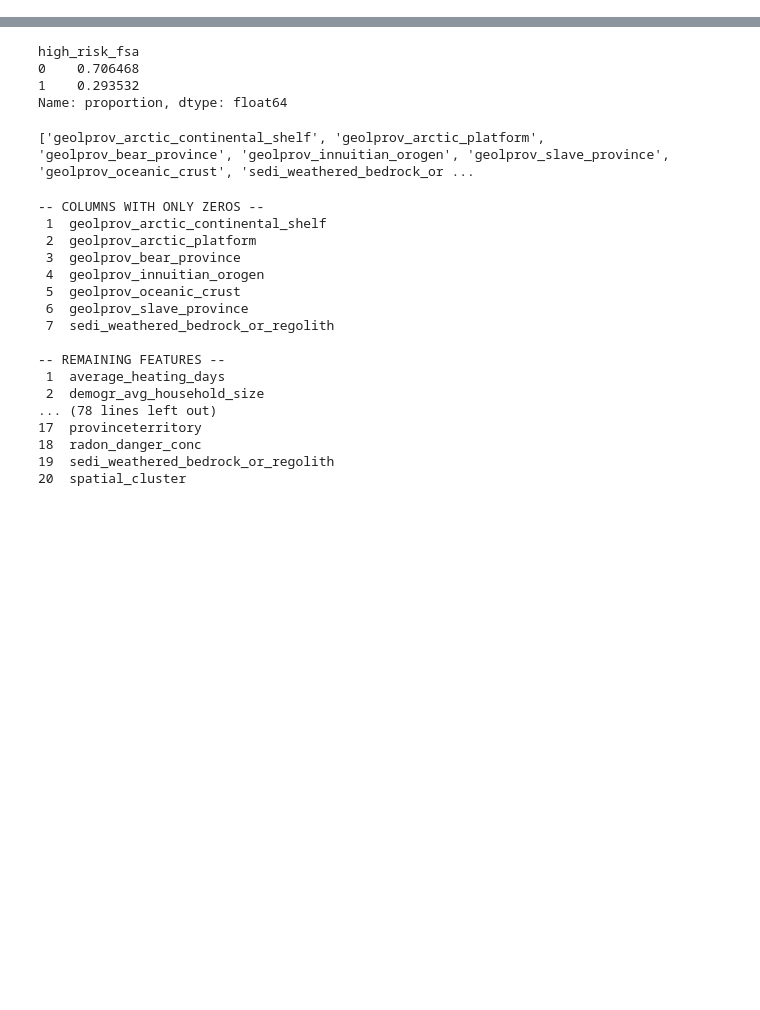
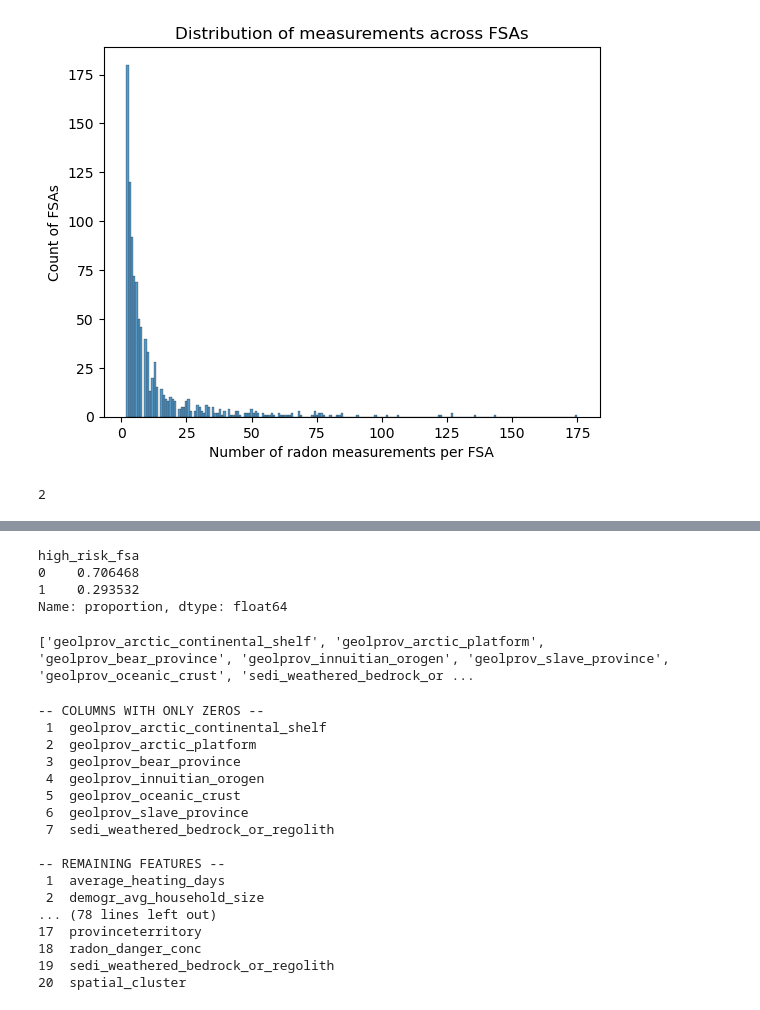
Before and after one commit to Erdos-Projects/spring-2026-radon-risk-mapping, a Jupyter notebook: notebooks/eda/reduce_feature_space_and_log_regression.ipynb, the cells around one changed output, grey strips where cells are left out. Cells and saved outputs as stored; diff of their text form; code cells hidden in the pictures; blank space fills up the shorter version.

```diff
--- a/notebooks/eda/reduce_feature_space_and_log_regression.ipynb
+++ b/notebooks/eda/reduce_feature_space_and_log_regression.ipynb
@@ -49,3 +75,22 @@ df = df.copy()
 #   (radon concentraiton is approx. log-normal distributed)
 
 df["log_concentration"] = np.log(df["concentration"])
+# %%
+homes_per_fsa = df.groupby("FSA").size()
+
+
+import seaborn as sns
+import matplotlib.pyplot as plt
+
+sns.histplot(homes_per_fsa, bins=200)
+
+plt.xlabel("Number of radon measurements per FSA")
+plt.ylabel("Count of FSAs")
+plt.title("Distribution of measurements across FSAs")
+
+plt.show()
+
+print(min(homes_per_fsa))
+# %% [output]
+[figure, added]
+2
```
Also changed, not shown: parts of 5 cells of this notebook, 51 other files.
